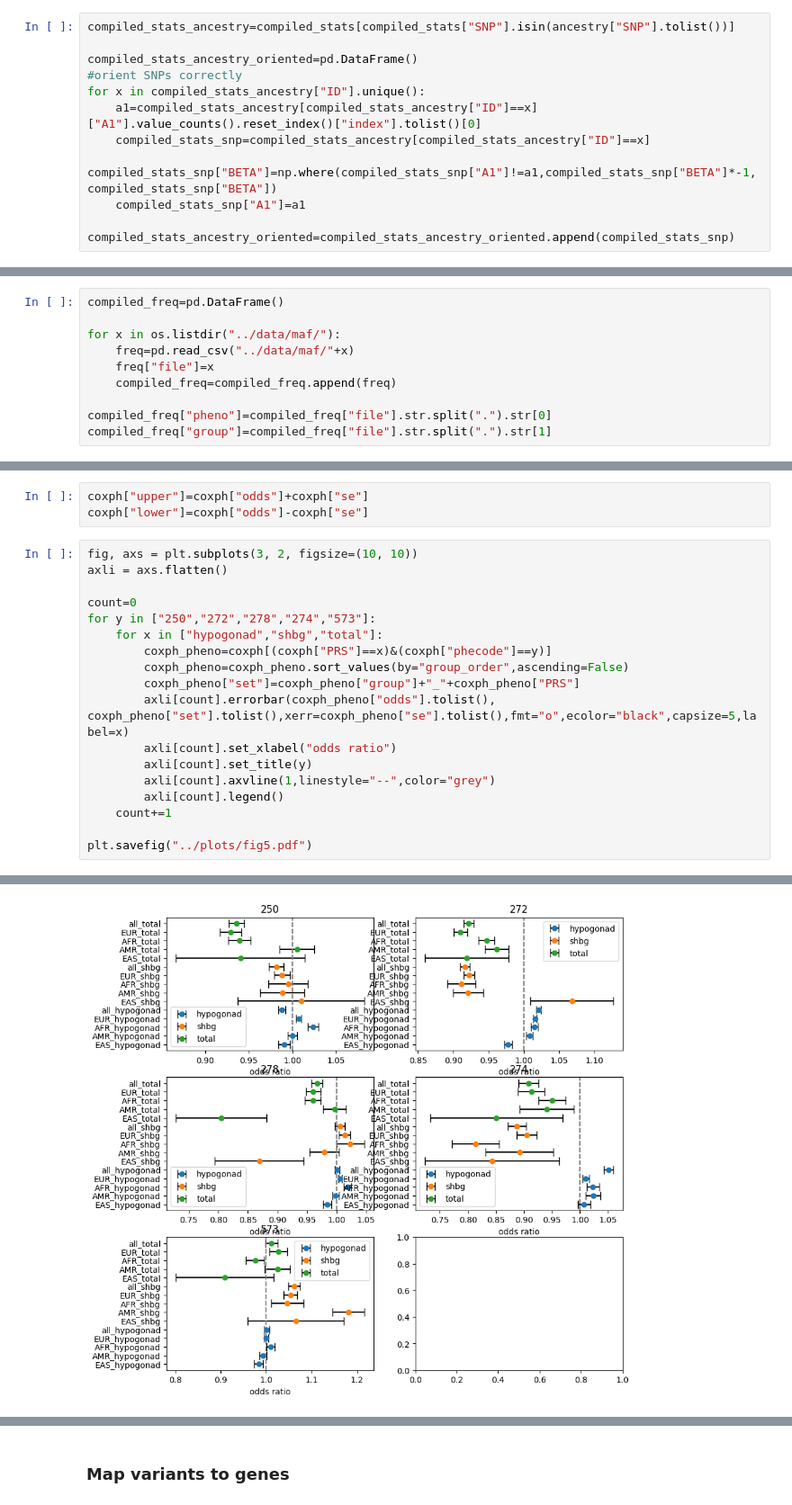
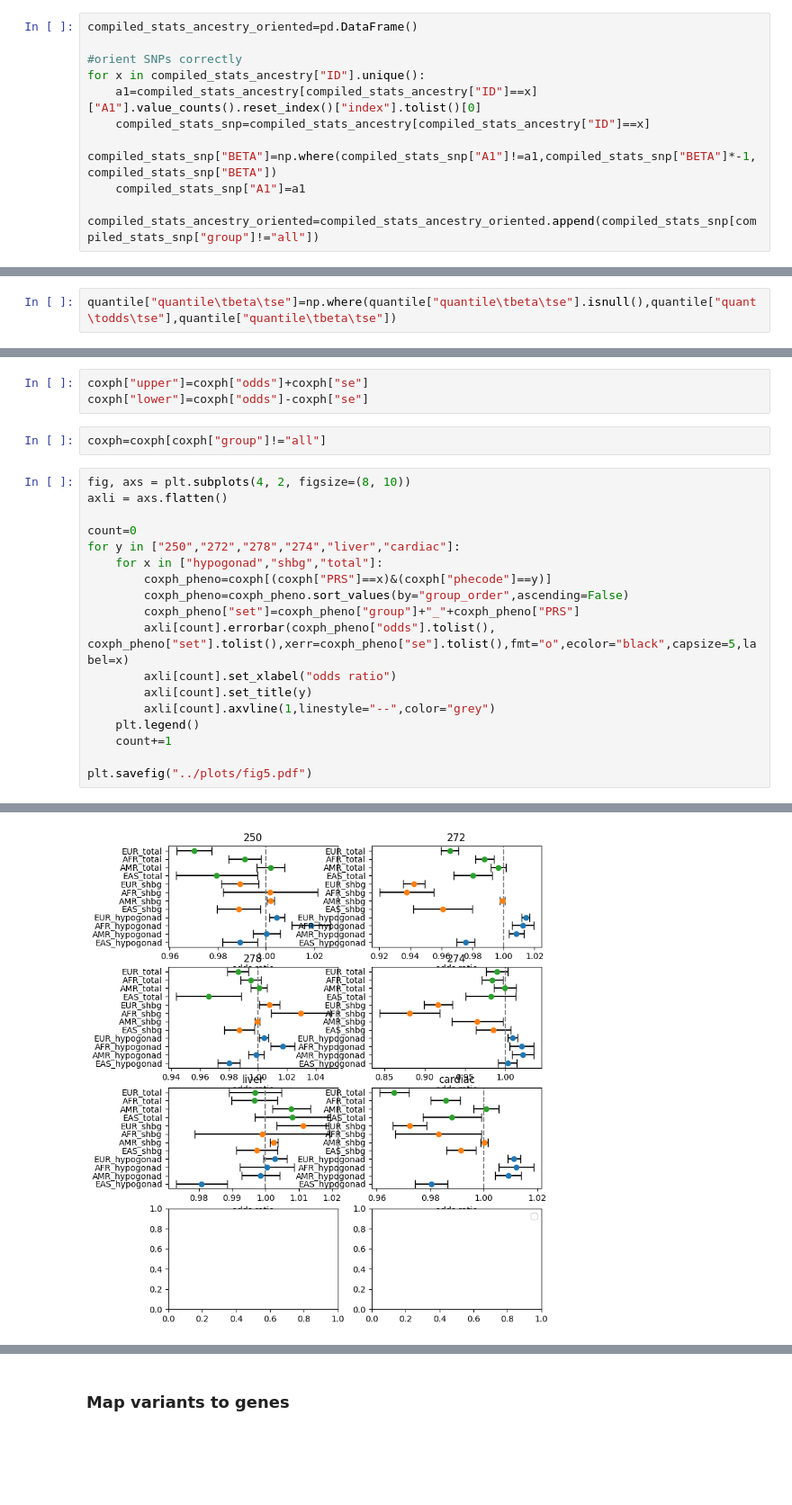
Before and after one commit to meghatron21/mvp-testosterone-gwas, a Jupyter notebook: notebooks/analyze-testosterone-gwas.ipynb, the cells around one changed output, grey strips where cells are left out. Shown at 90% size. Cells and saved outputs as stored; diff of their text form; blank space fills up the shorter version.

```diff
--- a/notebooks/analyze-testosterone-gwas.ipynb
+++ b/notebooks/analyze-testosterone-gwas.ipynb
@@ -493,14 +398,13 @@ See the caveats in the documentation: https://pandas.pydata.org/pandas-docs/stab
 # %%
-compiled_stats_ancestry=compiled_stats[compiled_stats["SNP"].isin(ancestry["SNP"].tolist())]
+compiled_stats_ancestry_oriented=pd.DataFrame()
 
-compiled_stats_ancestry_oriented=pd.DataFrame()
 #orient SNPs correctly
 for x in compiled_stats_ancestry["ID"].unique():
     a1=compiled_stats_ancestry[compiled_stats_ancestry["ID"]==x]["A1"].value_counts().reset_index()["index"].tolist()[0]
     compiled_stats_snp=compiled_stats_ancestry[compiled_stats_ancestry["ID"]==x]
     compiled_stats_snp["BETA"]=np.where(compiled_stats_snp["A1"]!=a1,compiled_stats_snp["BETA"]*-1,compiled_stats_snp["BETA"])
     compiled_stats_snp["A1"]=a1
-    compiled_stats_ancestry_oriented=compiled_stats_ancestry_oriented.append(compiled_stats_snp)
+    compiled_stats_ancestry_oriented=compiled_stats_ancestry_oriented.append(compiled_stats_snp[compiled_stats_snp["group"]!="all"])
 # %% [output]
 A value is trying to be set on a copy of a slice from a DataFrame.
 Try using .loc[row_indexer,col_indexer] = value instead
@@ -643,10 +506,0 @@ plt.savefig("figs3.3.pdf")
-# %%
-compiled_freq=pd.DataFrame()
-
-for x in os.listdir("../data/maf/"):
-    freq=pd.read_csv("../data/maf/"+x)
-    freq["file"]=x
-    compiled_freq=compiled_freq.append(freq)
-
-compiled_freq["pheno"]=compiled_freq["file"].str.split(".").str[0]
-compiled_freq["group"]=compiled_freq["file"].str.split(".").str[1]
@@ -868,5 +704,7 @@ Name: pheno, dtype: int64
 # %%
 quantile=pd.read_csv("../data/coxph/compiled.quantile.results.csv")
+# %%
+quantile["quantile\tbeta\tse"]=np.where(quantile["quantile\tbeta\tse"].isnull(),quantile["quant\todds\tse"],quantile["quantile\tbeta\tse"])
 # %%
 quantile["quantile"]=quantile["quantile\tbeta\tse"].str.split("\t").str[0]
 quantile["beta"]=quantile["quantile\tbeta\tse"].str.split("\t").str[1]
@@ -920,12 +758,14 @@ coxph["group_order"]=coxph["group"].map({"all":1,"EUR":2,"AFR":3,"AMR":4,"EAS":5
 # %%
 coxph["upper"]=coxph["odds"]+coxph["se"]
 coxph["lower"]=coxph["odds"]-coxph["se"]
+# %%
+coxph=coxph[coxph["group"]!="all"]
 # %%
-fig, axs = plt.subplots(3, 2, figsize=(10, 10))
+fig, axs = plt.subplots(4, 2, figsize=(8, 10))
 axli = axs.flatten()
 
 count=0
-for y in ["250","272","278","274","573"]:
+for y in ["250","272","278","274","liver","cardiac"]:
     for x in ["hypogonad","shbg","total"]:
         coxph_pheno=coxph[(coxph["PRS"]==x)&(coxph["phecode"]==y)]
         coxph_pheno=coxph_pheno.sort_values(by="group_order",ascending=False)
@@ -934,7 +774,7 @@ for y in ["250","272","278","274","573"]:
         axli[count].set_xlabel("odds ratio")
         axli[count].set_title(y)
         axli[count].axvline(1,linestyle="--",color="grey")
-        axli[count].legend()
+    plt.legend()
     count+=1
 
 plt.savefig("../plots/fig5.pdf")
@@ -942 +788 @@ plt.savefig("../plots/fig5.pdf")
-[figure, old version]
+[figure, new version]
```
Also changed, not shown: parts of 168 cells of this notebook, 25 other files.
